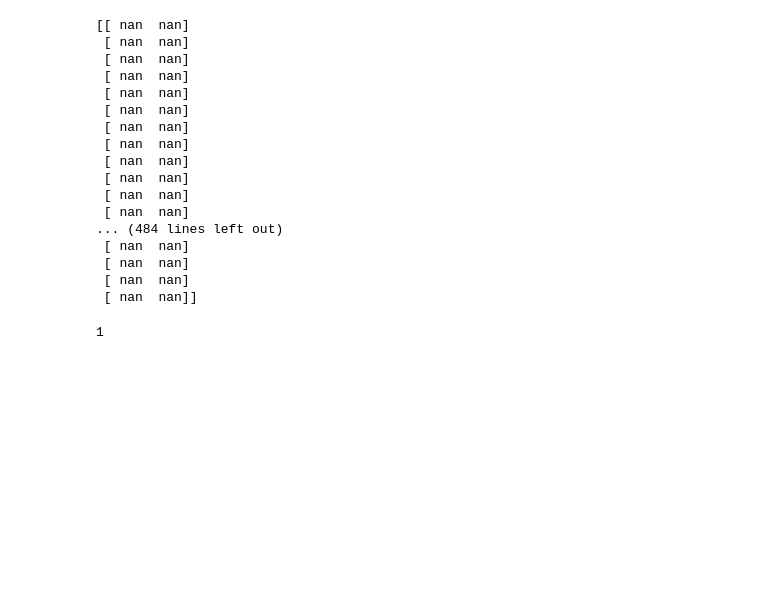
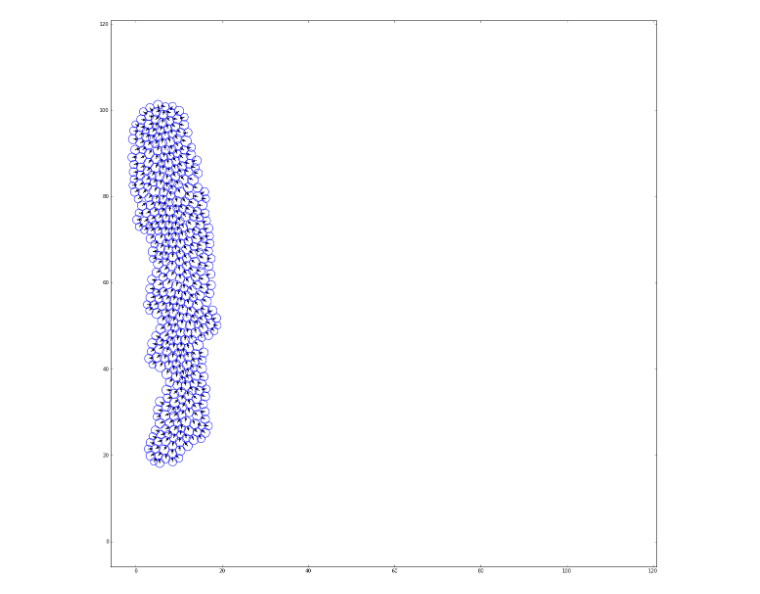
Before and after one commit to JesseSlim/comp-phys-2016-cd, a Jupyter notebook: Zwetsloot - Attempt 2.ipynb, the cells around one changed output. Cells and saved outputs as stored; diff of their text form; code cells hidden in the pictures; blank space fills up the shorter version.

```diff
--- a/Zwetsloot - Attempt 2.ipynb
+++ b/Zwetsloot - Attempt 2.ipynb
@@ -129,8 +135,8 @@ def NeighbourOverlap(Location, Neighbours, Radius, Distances):
 # %%
-max_steps = np.int(1E4);
+max_steps = np.int(1E7);
 #max_steps = 0;
 
-warnings.simplefilter("error")
+#warnings.simplefilter("error")
 
 Torque               = np.zeros((ParticleCount))
 Force                = np.zeros((ParticleCount,2))
@@ -142,8 +148,15 @@ Distances            = np.zeros((ParticleCount, ParticleCount))
 Neighbours           = np.zeros((ParticleCount, ParticleCount), dtype=np.bool)
 OnBoundary           = np.zeros((ParticleCount))
 
+SaveInterval = int(100)
+NumSaves = int(max_steps/SaveInterval)
+SaveLocation = np.zeros((NumSaves, ParticleCount, 2))
+SaveOrientation = np.zeros((NumSaves, ParticleCount))
+
+print("Storage memory usage: " + str(8*np.size(SaveLocation)/1.0e3 + 8*np.size(SaveOrientation)/1.0e3) + " kB")
+
 start = time.clock();
-for step in range(0,max_steps):
+for step in range(max_steps):
     if (step%100 == 0):
         print(step)
 
@@ -163,7 +176,23 @@ for step in range(0,max_steps):
     Velocity[:,:]      = Force / (Zeta * Radius[:,np.newaxis])
     Location[:,:]      = Location[:,:] + TimeStep * Velocity
 
+    if(step%SaveInterval == 0):
+        saveT = int(step / SaveInterval)
+        SaveLocation[saveT,:,:] = Location
+        SaveOrientation[saveT,:] = Orientation
+
 print(time.clock() - start)
 
-warnings.simplefilter('default')
+np.savez("output.npz",
+         SaveLocation=SaveLocation,
+         SaveOrientation=SaveOrientation,
+         TimeStep=TimeStep,
+         L_align=L_align,
+         L_noise=L_noise,
+         L_F_in=L_F_in,
+         L_T_in=L_T_in,
+         L_self=L_self
+        )
+
+#warnings.simplefilter('default')
 # %% [output]
@@ -172,52 +216,30 @@ RuntimeWarning: invalid value encountered in less
-# %%
-warnings.simplefilter('default')
-print(Overlap)
-step
-# %% [output]
-[[ nan  nan]
- [ nan  nan]
- [ nan  nan]
- [ nan  nan]
- [ nan  nan]
- [ nan  nan]
- [ nan  nan]
- [ nan  nan]
- [ nan  nan]
- [ nan  nan]
- [ nan  nan]
- [ nan  nan]
-... (484 lines left out)
- [ nan  nan]
- [ nan  nan]
- [ nan  nan]
- [ nan  nan]]
-1
 # %%
 ## Visulaization
-fig = plt.figure();
-plt.rcParams['figure.figsize'] = (25,25)
+fig = plt.figure(figsize=(20,20))
 ax = plt.gca();
 for i in range(Location.shape[0]):
     circle = plt.Circle((Location[i,0], Location[i,1]), Radius[i], color='b', fill=False)
     ax.add_artist(circle);
     ax.arrow(
         Location[i,0],
         Location[i,1],
         0.5 * np.cos(Orientation[i]),
         0.5 * np.sin(Orientation[i]),
         head_width = 0.5,
         head_length = 0.5
     )
 a = 1.5;
 xd = np.mean(Location[:,0]) - np.abs(np.mean(Location[:,0]) - np.min(Location[:,0])) * a
 xu = np.mean(Location[:,0]) + np.abs(np.mean(Location[:,0]) - np.max(Location[:,0])) * a
 yd = np.mean(Location[:,1]) - np.abs(np.mean(Location[:,1]) - np.min(Location[:,1])) * a
 yu = np.mean(Location[:,1]) + np.abs(np.mean(Location[:,1]) - np.max(Location[:,1])) * a
 
-xu = max(xu, yu);
-xd = min(xd, yd);
+xu = max(xu, yu)
+xd = min(xd, yd)
 ax.set_xlim(xd, xu)
 ax.set_ylim(xd, xu)
 plt.show()
+# %% [output]
+[figure, added]
 # %%
 print(np.mean(np.abs(Velocity)))
```
Also changed, not shown: parts of 5 cells of this notebook, 1 other file.
